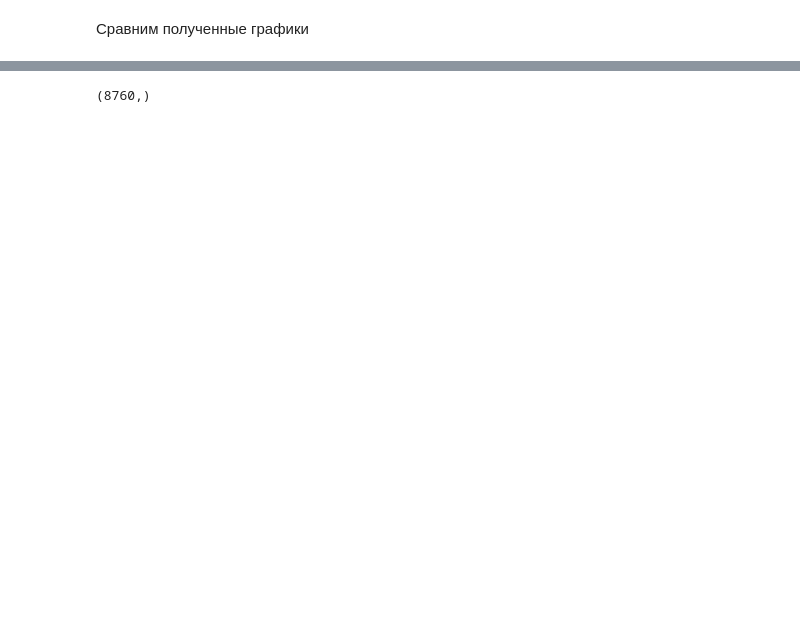
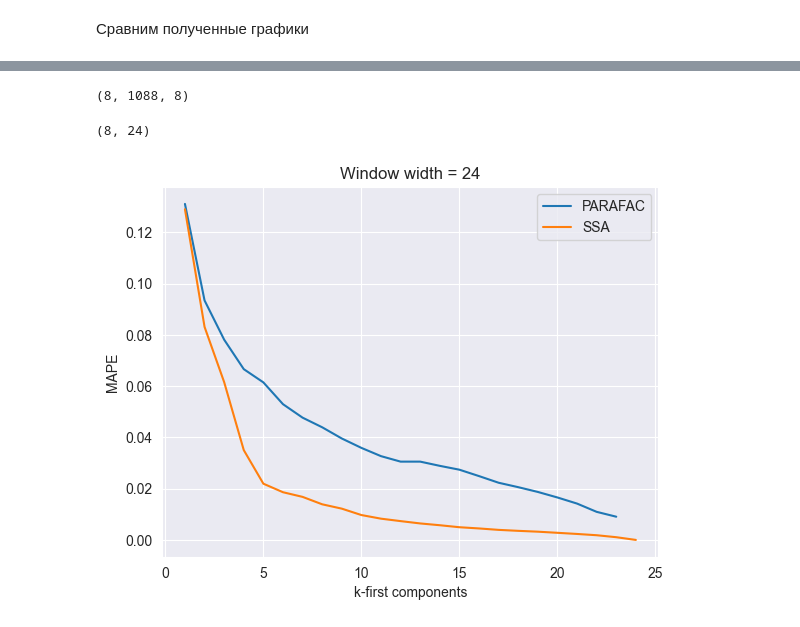
Before and after one commit to intsystems/2023-Project-129, a Jupyter notebook: code/main.ipynb, the cells around one changed output, grey strips where cells are left out. Saved outputs shown, nothing was run; the diff lists cells and outputs as text; code cells hidden in the pictures; blank space fills up the shorter version.

```diff
--- a/code/main.ipynb
+++ b/code/main.ipynb
@@ -310,4 +426,30 @@ plt.show()
-# %%
-x.shape
-# %% [output]
-(8760,)
+# %%
+window_width = 8
+hankel_width = 8
+hist = {}
+
+transform = TransformStack([
+    TransformWindowed(window_width),
+    TransformHankel(hankel_width),
+    TransofrmSwapDims(0, 1)
+])
+
+hankel_x = transform.transform(x)
+hankel_x.shape
+# %% [output]
+(8, 1088, 8)
+# %%
+parafac_rank = 24
+parafac_x = tl.decomposition.parafac(
+    hankel_x,
+    rank=parafac_rank,
+
+    n_iter_max=1000,
+    tol=1e-4,
+
+    verbose=False
+)
+# %%
+parafac_x.factors[0].shape
+# %% [output]
+(8, 24)
@@ -313,0 +458,29 @@ x.shape
+# %%
+hist[(window_width, hankel_width)] = []
+for i in range(1, parafac_rank):
+    weights = np.zeros(parafac_rank)
+    weights[:i] = 1
+    weights[12] = 1
+    parafac_x.weights = weights
+
+    px = tl.cp_to_tensor(parafac_x)
+
+    restored_x = transform.inverse(px)
+
+    comp_x = x
+    if len(x) != len(restored_x):
+        delta = len(x) - len(restored_x)
+        comp_x = comp_x[delta:]
+
+    mape = MAPE(comp_x, restored_x)
+
+    hist[(window_width, hankel_width)].append(mape)
+# %%
+sns.lineplot(x=np.arange(1, parafac_rank), y=hist[(window_width, hankel_width)], label='PARAFAC')
+sns.lineplot(x=np.arange(1, 25), y=metrics_ssa['MAPE'], label='SSA')
+plt.ylabel('MAPE')
+plt.xlabel('k-first components')
+plt.title('Window width = 24')
+plt.show()
+# %% [output]
+[figure, added]
```
Also changed, not shown: parts of 12 cells of this notebook, 2 other files.
